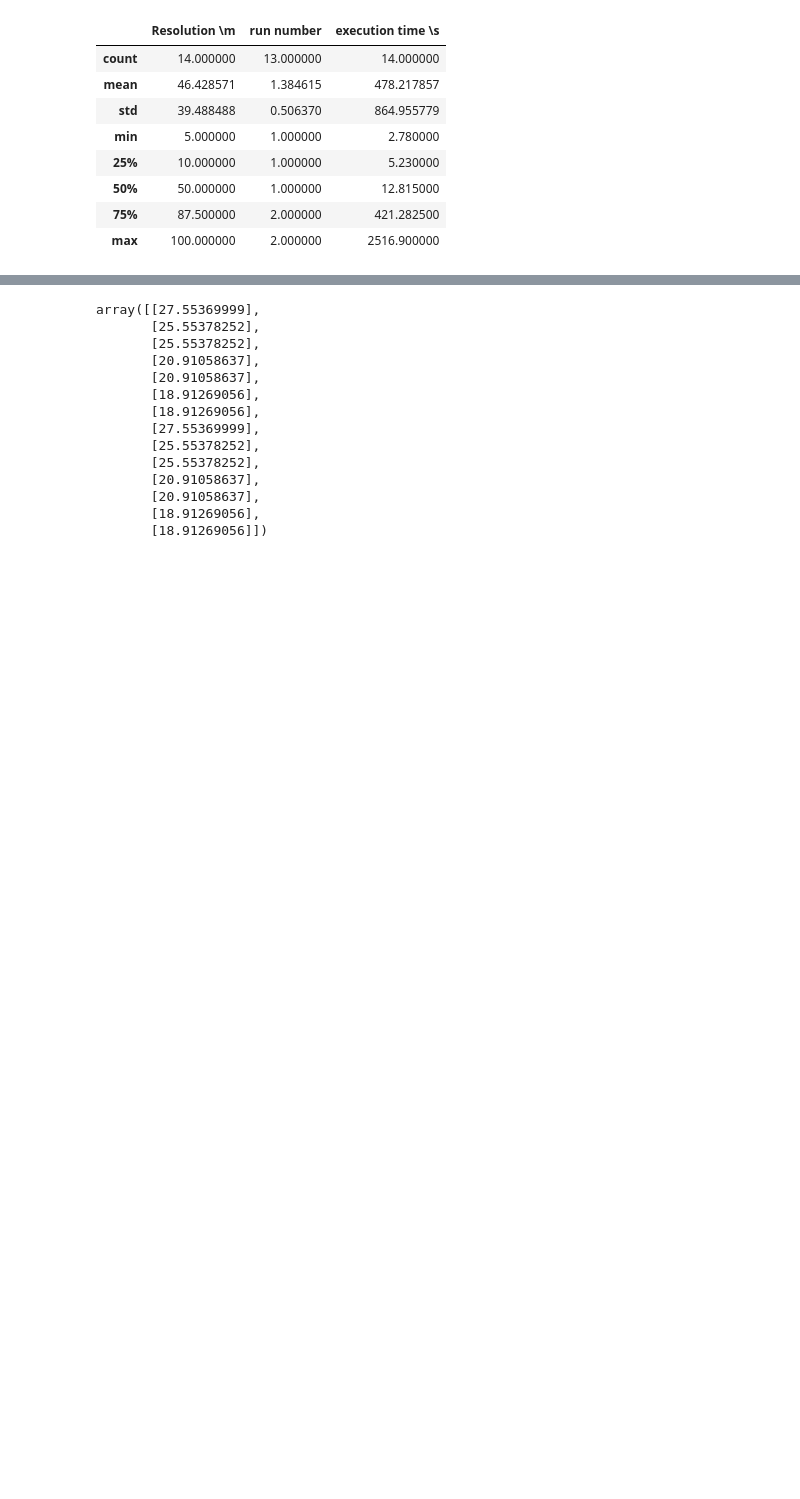
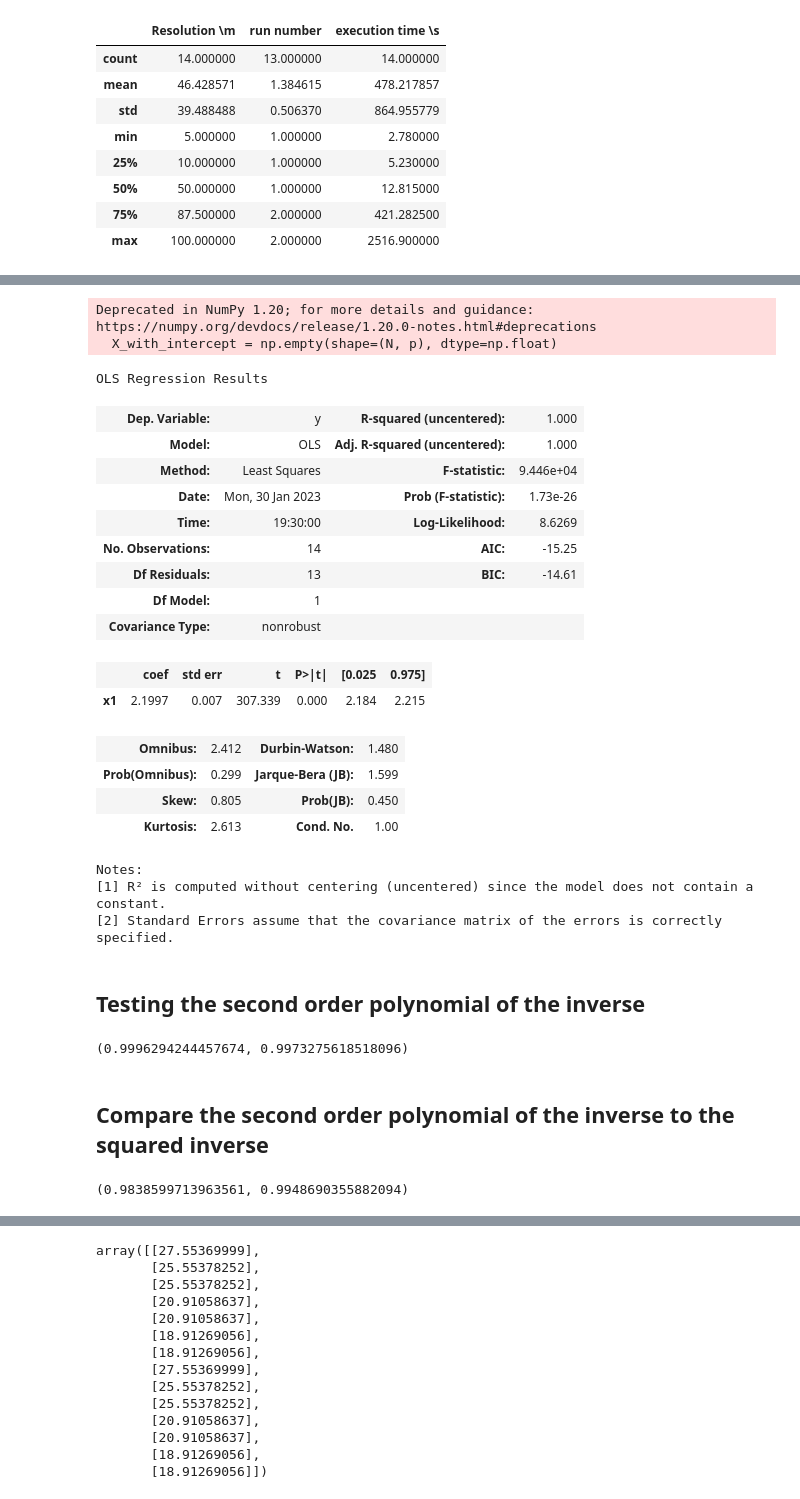
Before and after one commit to sehHeiden/WebProcessing-StandardisedGISAnalysesforCableRoutePlanning, a Jupyter notebook: src/least_cost_path_stat.ipynb, the cells around one changed output, grey strips where cells are left out. Saved outputs shown, nothing was run; the diff lists cells and outputs as text; code cells hidden in the pictures; blank space fills up the shorter version.

```diff
--- a/src/least_cost_path_stat.ipynb
+++ b/src/least_cost_path_stat.ipynb
@@ -56,0 +84,63 @@ array([-2.21510562])
+# %%
+N = len(X_train_inv_log)
+p = X_train_inv_log.shape[1] + 1
+
+X_with_intercept = np.empty(shape=(N, p), dtype=np.float)
+X_with_intercept[:, 0] = 1
+X_with_intercept[:, 1:p] = X_train_inv_log
+# %% [output]
+Deprecated in NumPy 1.20; for more details and guidance: https://numpy.org/devdocs/release/1.20.0-notes.html#deprecations
+  X_with_intercept = np.empty(shape=(N, p), dtype=np.float)
+# %%
+ols = sm.OLS(y_log - lin_reg.intercept_, X_inv_log.flatten())
+ols_res = ols.fit()
+ols_res.summary()
+# %% [output]
+OLS Regression Results
+| Dep. Variable: | y | R-squared (uncentered): | 1.000 |
+| Model: | OLS | Adj. R-squared (uncentered): | 1.000 |
+| Method: | Least Squares | F-statistic: | 9.446e+04 |
+| Date: | Mon, 30 Jan 2023 | Prob (F-statistic): | 1.73e-26 |
+| Time: | 19:30:00 | Log-Likelihood: | 8.6269 |
+| No. Observations: | 14 | AIC: | -15.25 |
+| Df Residuals: | 13 | BIC: | -14.61 |
+| Df Model: | 1 |  |  |
+| Covariance Type: | nonrobust |  |  |
+|  | coef | std err | t | P>|t| | [0.025 | 0.975] |
+| x1 | 2.1997 | 0.007 | 307.339 | 0.000 | 2.184 | 2.215 |
+| Omnibus: | 2.412 | Durbin-Watson: | 1.480 |
+| Prob(Omnibus): | 0.299 | Jarque-Bera (JB): | 1.599 |
+| Skew: | 0.805 | Prob(JB): | 0.450 |
+| Kurtosis: | 2.613 | Cond. No. | 1.00 |
+Notes:
+[1] R² is computed without centering (uncentered) since the model does not contain a constant.
+[2] Standard Errors assume that the covariance matrix of the errors is correctly specified.
+# %% [markdown]
+## Testing the second order polynomial of the inverse
+# %%
+X_inv = (1 / stat_data['Resolution \\m'].values).reshape(-1, 1)
+y_simple = stat_data['execution time \\s'].values
+X_train_inv, X_test_inv, y_train_simple, y_test_simple = train_test_split(X_inv, y_simple, test_size=0.20, random_state=42)
+
+model = Pipeline([('poly', PolynomialFeatures(degree=2)),
+                   ('linear', LinearRegression()),
+                   ])
+
+model.fit(X_train_inv, y_train_simple)
+
+r2_score(y_train_simple, model.predict(X_train_inv)), r2_score(y_test_simple, model.predict(X_test_inv))
+# %% [output]
+(0.9996294244457674, 0.9973275618518096)
+# %% [markdown]
+## Compare the second order polynomial of the inverse to the squared inverse
+# %%
+X_inv_squared = np.square(1 / stat_data['Resolution \\m'].values).reshape(-1, 1)
+y_simple = stat_data['execution time \\s'].values
+X_train_inv_sqr, X_test_inv_sqr, y_train_inv_sqr, y_test_inv_sqr = train_test_split(X_inv_squared, y_simple, test_size=0.20, random_state=42)
+
+linear_squared = LinearRegression()
+linear_squared.fit(X_train_inv_sqr, y_train_inv_sqr)
+
+r2_score(y_train_inv_sqr, linear_squared.predict(X_train_inv_sqr)), r2_score(y_test_inv_sqr, linear_squared.predict(X_test_inv_sqr))
+# %% [output]
+(0.9838599713963561, 0.9948690355882094)
```
Also changed, not shown: parts of 17 cells of this notebook, 6 other files.
